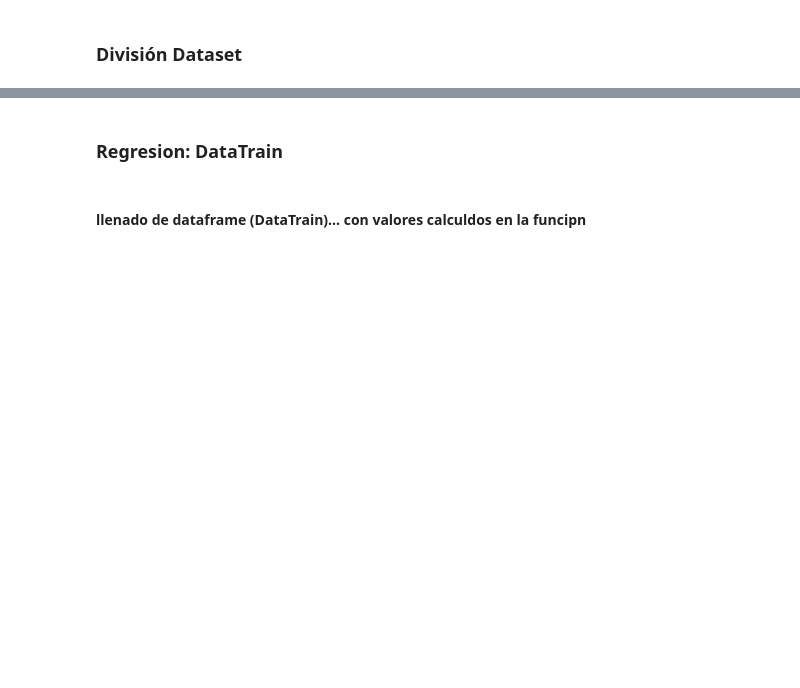
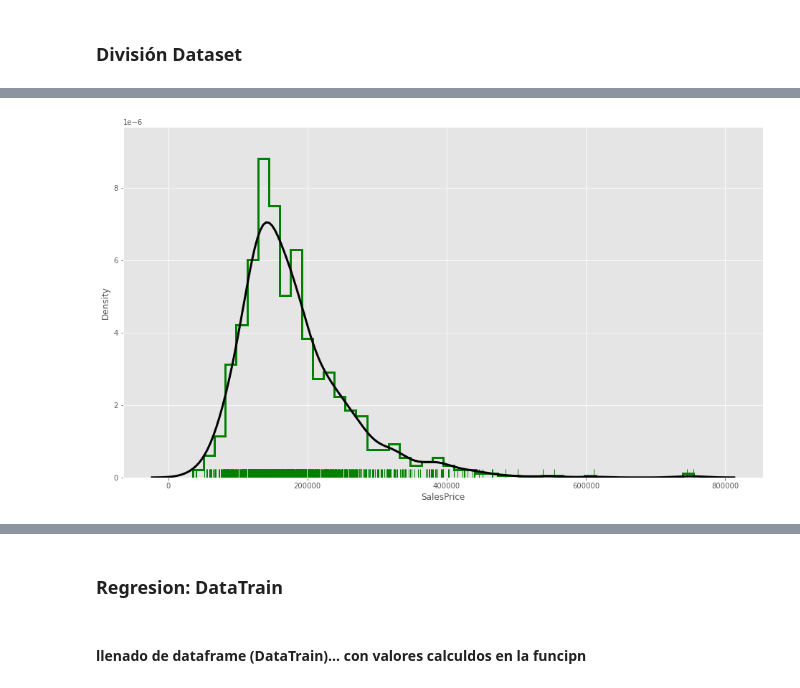
Before and after one commit to GladysAndrea/Proyecto-CDP, a Jupyter notebook: Proyecto-CDP.ipynb, the cells around one changed output, grey strips where cells are left out. Saved outputs shown, nothing was run; the diff lists cells and outputs as text; code cells hidden in the pictures; blank space fills up the shorter version.

```diff
--- a/Proyecto-CDP.ipynb
+++ b/Proyecto-CDP.ipynb
@@ -67,8 +140,10 @@ plt.show()
 # %%
-ax = sns.distplot(x, rug=True, rug_kws={"color": "g"},
+ax = sns.distplot(X_train, rug=True, rug_kws={"color": "g"},
                   kde_kws={"color": "k", "lw": 3, "label": "KDE"},
                   hist_kws={"histtype": "step", "linewidth": 3,
                             "alpha": 1, "color": "g"})
+# %% [output]
+[figure, added]
 # %%
 xcorr = dataTrain["x"]
 ycorr = dataTrain["y"]
```
Also changed, not shown: parts of 33 cells of this notebook, 1 other file.
